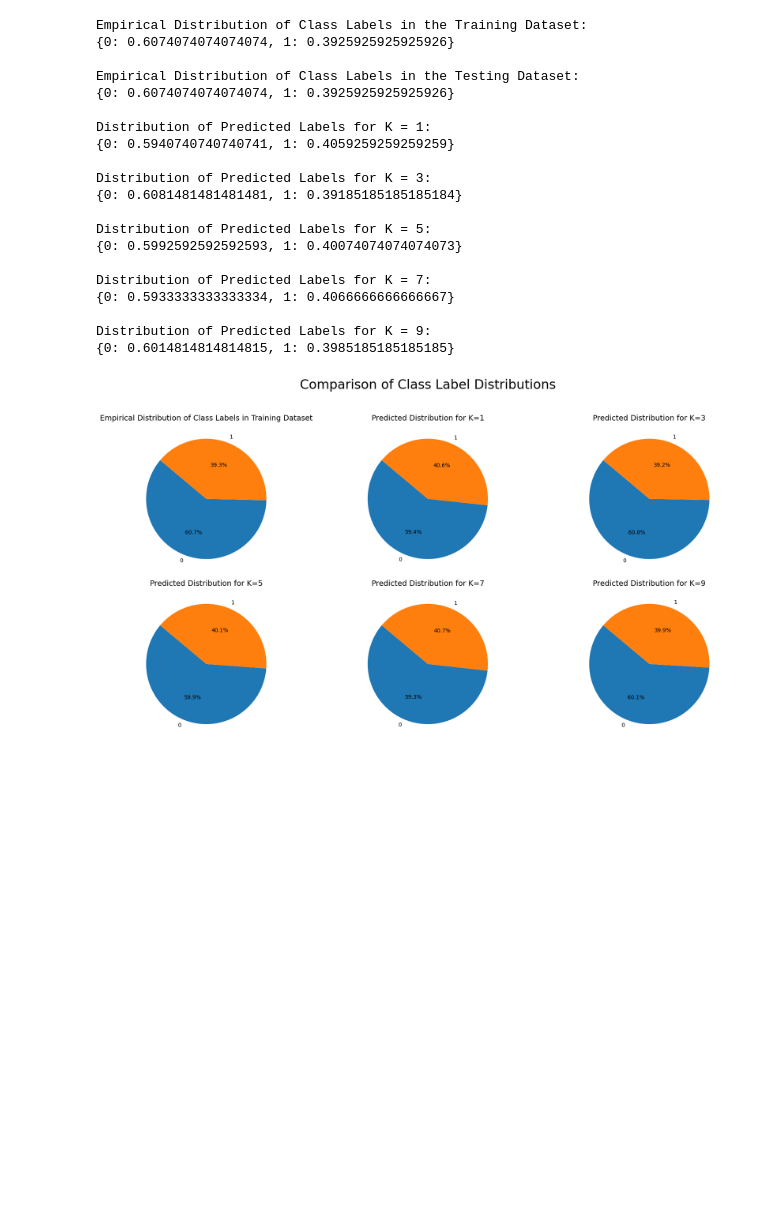
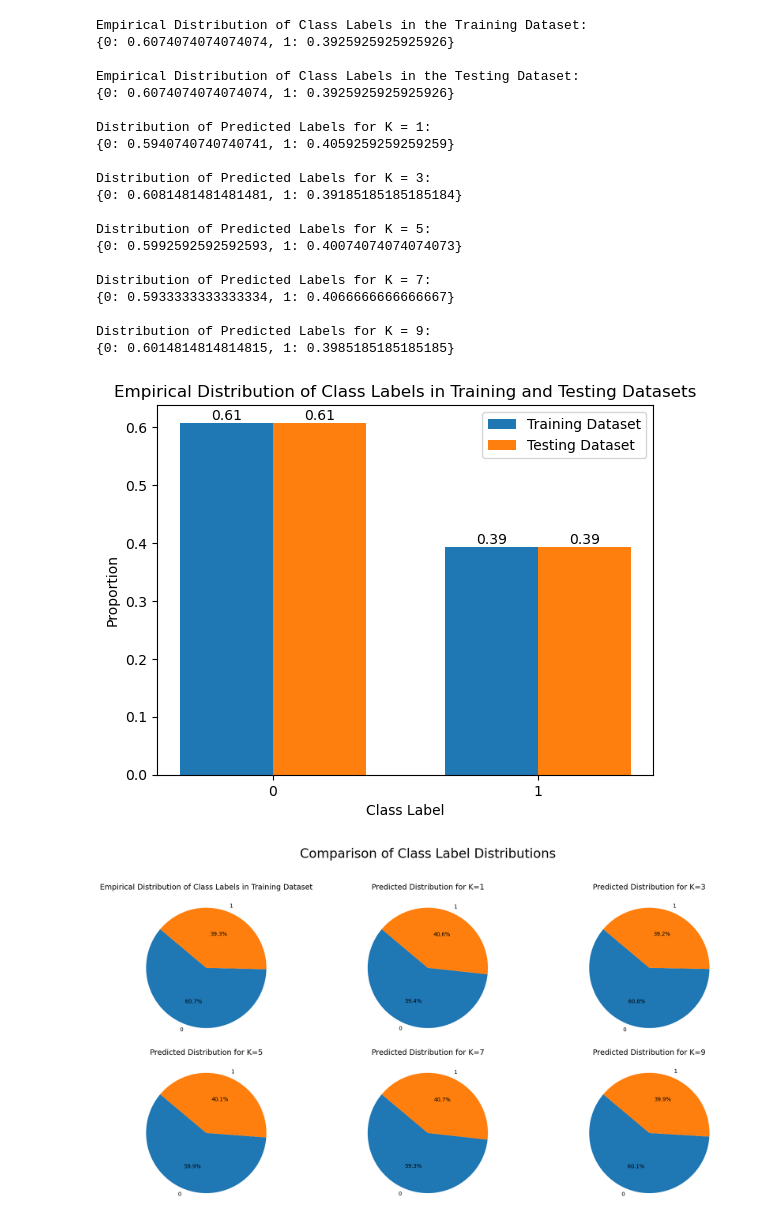
Before and after one commit to JZYNX/ML-assignment-1, a Jupyter notebook: COMP30027_2024_asst1_template.ipynb, the cells around one changed output. Drawn from its saved outputs; the diff is of its cells as text; code cells hidden in the pictures; blank space fills up the shorter version.

Commit message:
visualise empirital distr of train and test

```diff
--- a/COMP30027_2024_asst1_template.ipynb
+++ b/COMP30027_2024_asst1_template.ipynb
@@ -602,6 +602,35 @@ Distribution of Predicted Labels for K = 7:
 
 Distribution of Predicted Labels for K = 9:
 {0: 0.6014814814814815, 1: 0.3985185185185185}
+# %%
+import numpy as np
+
+# Combine class distributions for training and testing datasets
+all_labels = list(set(train_class_distribution.keys()).union(set(test_class_distribution.keys())))
+train_proportions = [train_class_distribution.get(label, 0) for label in all_labels]
+test_proportions = [test_class_distribution.get(label, 0) for label in all_labels]
+
+bar_width = 0.35
+index = np.arange(len(all_labels))
+
+plt.bar(index, train_proportions, bar_width, label='Training Dataset')
+plt.bar(index + bar_width, test_proportions, bar_width, label='Testing Dataset')
+
+for i in range(len(all_labels)):
+    plt.text(index[i], train_proportions[i], str(round(train_proportions[i], 2)), ha='center', va='bottom')
+    plt.text(index[i] + bar_width, test_proportions[i], str(round(test_proportions[i], 2)), ha='center', va='bottom')
+
+plt.xlabel('Class Label')
+plt.ylabel('Proportion')
+plt.title('Empirical Distribution of Class Labels in Training and Testing Datasets')
+plt.xticks(index + bar_width / 2, all_labels)
+plt.legend()
+
+plt.savefig(f'{directory}/empirical_distribution_of_train_test.png')
+
+plt.show()
+# %% [output]
+[figure, added]
 # %%
 import matplotlib.pyplot as plt
 
```
Also changed, not shown: 3 other files.
